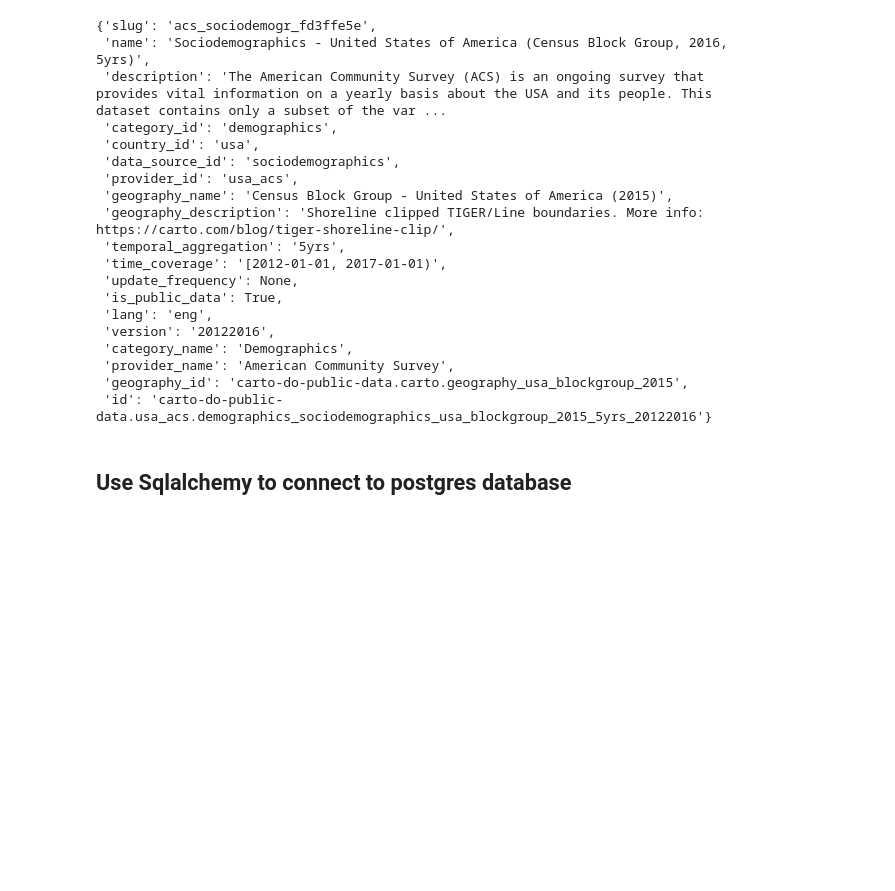
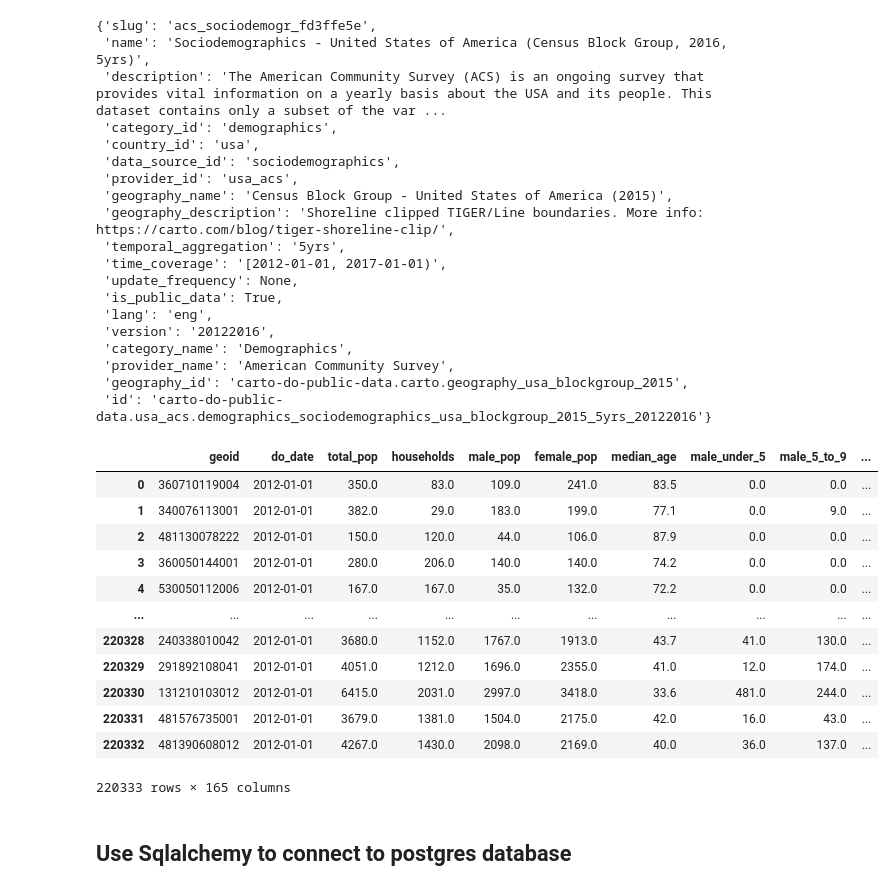
Before and after one commit to asliwinski23/mastercard_spend_prediction, a Jupyter notebook: final_project.ipynb, the cells around one changed output. Drawn from its saved outputs; the diff is of its cells as text; code cells hidden in the pictures; blank space fills up the shorter version.

```diff
--- a/final_project.ipynb
+++ b/final_project.ipynb
@@ -61,6 +67,22 @@ dataset.to_dict()
 # %%
 # turn dictionary to dataframe
 acs_df = dataset.to_dataframe()
+# %%
+acs_df
+# %% [output]
+|  | geoid | do_date | total_pop | households | male_pop | female_pop | median_age | male_under_5 | male_5_to_9 | ... |
+| 0 | 360710119004 | 2012-01-01 | 350.0 | 83.0 | 109.0 | 241.0 | 83.5 | 0.0 | 0.0 | ... |
+| 1 | 340076113001 | 2012-01-01 | 382.0 | 29.0 | 183.0 | 199.0 | 77.1 | 0.0 | 9.0 | ... |
+| 2 | 481130078222 | 2012-01-01 | 150.0 | 120.0 | 44.0 | 106.0 | 87.9 | 0.0 | 0.0 | ... |
+| 3 | 360050144001 | 2012-01-01 | 280.0 | 206.0 | 140.0 | 140.0 | 74.2 | 0.0 | 0.0 | ... |
+| 4 | 530050112006 | 2012-01-01 | 167.0 | 167.0 | 35.0 | 132.0 | 72.2 | 0.0 | 0.0 | ... |
+| ... | ... | ... | ... | ... | ... | ... | ... | ... | ... | ... |
+| 220328 | 240338010042 | 2012-01-01 | 3680.0 | 1152.0 | 1767.0 | 1913.0 | 43.7 | 41.0 | 130.0 | ... |
+| 220329 | 291892108041 | 2012-01-01 | 4051.0 | 1212.0 | 1696.0 | 2355.0 | 41.0 | 12.0 | 174.0 | ... |
+| 220330 | 131210103012 | 2012-01-01 | 6415.0 | 2031.0 | 2997.0 | 3418.0 | 33.6 | 481.0 | 244.0 | ... |
+| 220331 | 481576735001 | 2012-01-01 | 3679.0 | 1381.0 | 1504.0 | 2175.0 | 42.0 | 16.0 | 43.0 | ... |
+| 220332 | 481390608012 | 2012-01-01 | 4267.0 | 1430.0 | 2098.0 | 2169.0 | 40.0 | 36.0 | 137.0 | ... |
+220333 rows × 165 columns
 # %% [markdown]
 ## Use Sqlalchemy to connect to postgres database
 # %%
```
Also changed, not shown: parts of 16 cells of this notebook, 1 other file.
